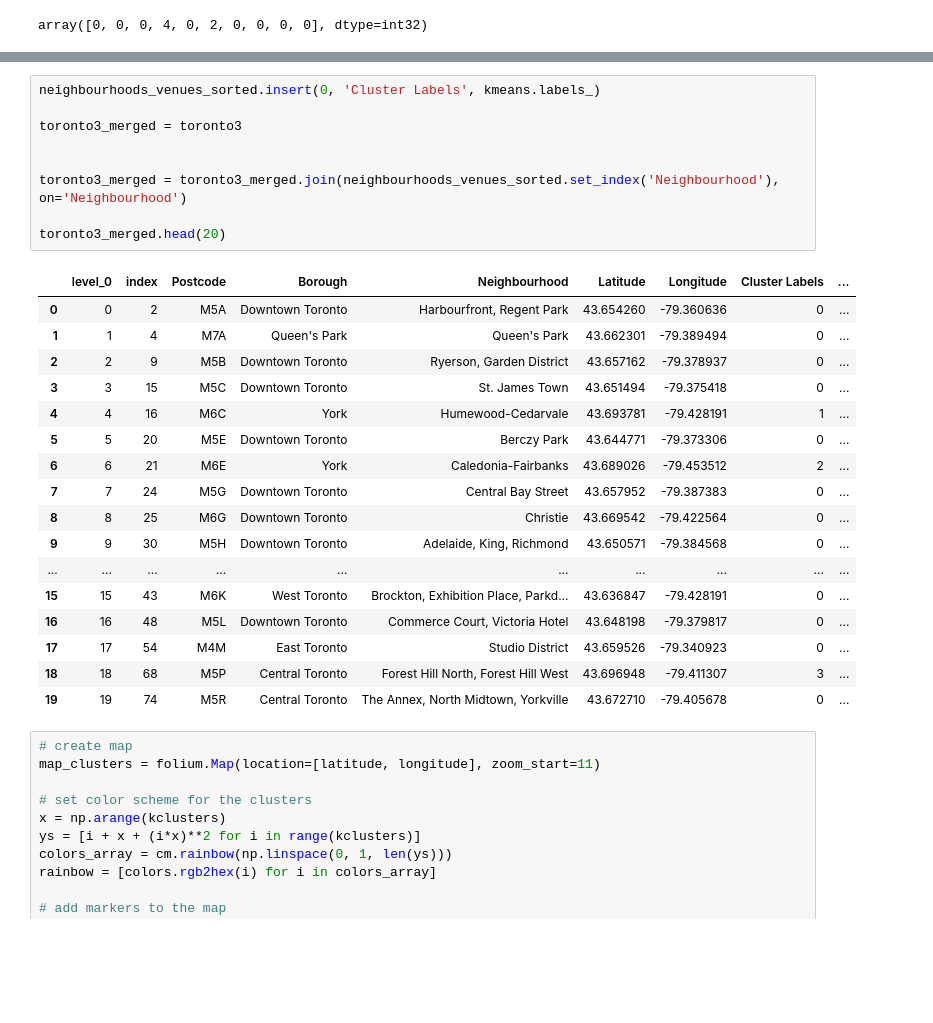
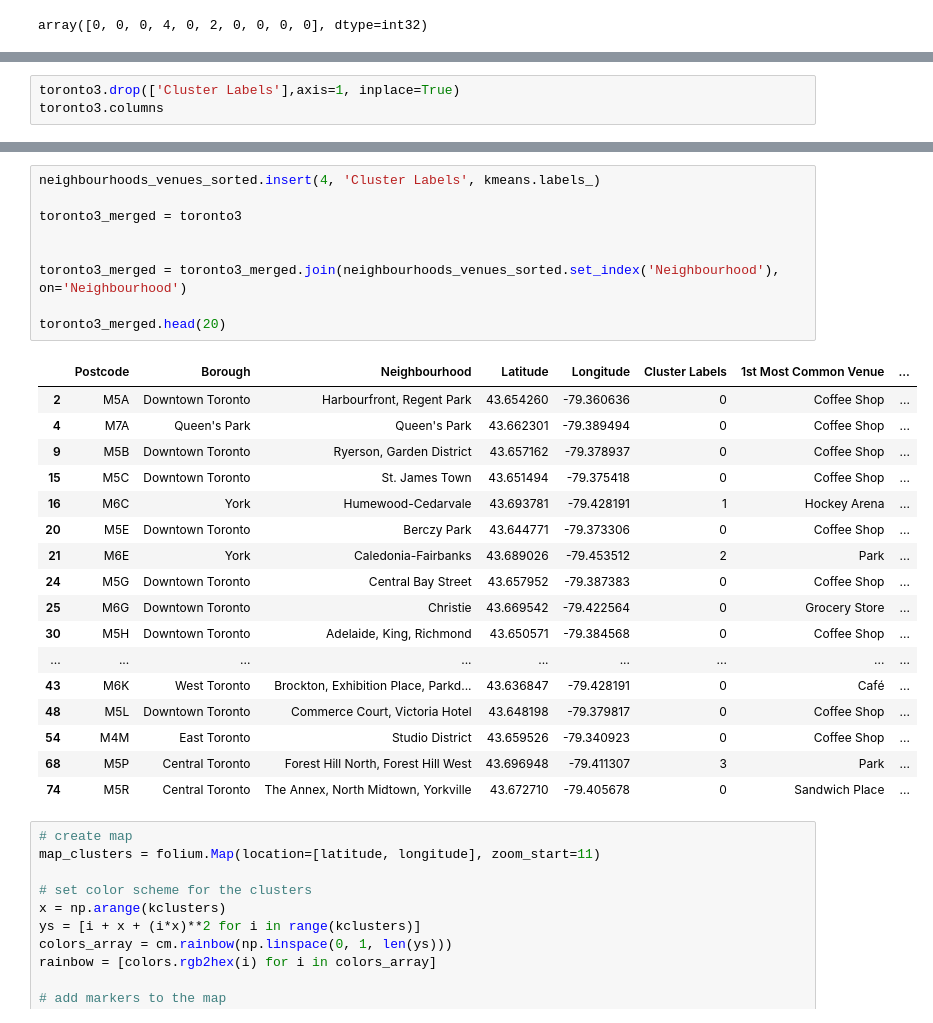
Before and after one commit to btillack/Capstone_project, a Jupyter notebook: Toronto.ipynb, the cells around one changed output, grey strips where cells are left out. Cells and saved outputs as stored; diff of their text form; blank space fills up the shorter version.

```diff
--- a/Toronto.ipynb
+++ b/Toronto.ipynb
@@ -702,0 +697,3 @@ Index(['level_0', 'index', 'Postcode', 'Borough', 'Neighbourhood', 'Latitude',
+# %%
+toronto3.drop(['Cluster Labels'],axis=1, inplace=True)
+toronto3.columns
@@ -703,30 +706,30 @@ Index(['level_0', 'index', 'Postcode', 'Borough', 'Neighbourhood', 'Latitude',
 # %%
-neighbourhoods_venues_sorted.insert(0, 'Cluster Labels', kmeans.labels_)
+neighbourhoods_venues_sorted.insert(4, 'Cluster Labels', kmeans.labels_)
 
 toronto3_merged = toronto3
 
 
 toronto3_merged = toronto3_merged.join(neighbourhoods_venues_sorted.set_index('Neighbourhood'), on='Neighbourhood')
 
 toronto3_merged.head(20)
 # %% [output]
-|  | level_0 | index | Postcode | Borough | Neighbourhood | Latitude | Longitude | Cluster Labels | ... |
-| 0 | 0 | 2 | M5A | Downtown Toronto | Harbourfront, Regent Park | 43.654260 | -79.360636 | 0 | ... |
-| 1 | 1 | 4 | M7A | Queen's Park | Queen's Park | 43.662301 | -79.389494 | 0 | ... |
-| 2 | 2 | 9 | M5B | Downtown Toronto | Ryerson, Garden District | 43.657162 | -79.378937 | 0 | ... |
-| 3 | 3 | 15 | M5C | Downtown Toronto | St. James Town | 43.651494 | -79.375418 | 0 | ... |
-| 4 | 4 | 16 | M6C | York | Humewood-Cedarvale | 43.693781 | -79.428191 | 1 | ... |
-| 5 | 5 | 20 | M5E | Downtown Toronto | Berczy Park | 43.644771 | -79.373306 | 0 | ... |
-| 6 | 6 | 21 | M6E | York | Caledonia-Fairbanks | 43.689026 | -79.453512 | 2 | ... |
-| 7 | 7 | 24 | M5G | Downtown Toronto | Central Bay Street | 43.657952 | -79.387383 | 0 | ... |
-| 8 | 8 | 25 | M6G | Downtown Toronto | Christie | 43.669542 | -79.422564 | 0 | ... |
-| 9 | 9 | 30 | M5H | Downtown Toronto | Adelaide, King, Richmond | 43.650571 | -79.384568 | 0 | ... |
-| ... | ... | ... | ... | ... | ... | ... | ... | ... | ... |
-| 15 | 15 | 43 | M6K | West Toronto | Brockton, Exhibition Place, Parkd... | 43.636847 | -79.428191 | 0 | ... |
-| 16 | 16 | 48 | M5L | Downtown Toronto | Commerce Court, Victoria Hotel | 43.648198 | -79.379817 | 0 | ... |
-| 17 | 17 | 54 | M4M | East Toronto | Studio District | 43.659526 | -79.340923 | 0 | ... |
-| 18 | 18 | 68 | M5P | Central Toronto | Forest Hill North, Forest Hill West | 43.696948 | -79.411307 | 3 | ... |
-| 19 | 19 | 74 | M5R | Central Toronto | The Annex, North Midtown, Yorkville | 43.672710 | -79.405678 | 0 | ... |
+|  | Postcode | Borough | Neighbourhood | Latitude | Longitude | Cluster Labels | 1st Most Common Venue | ... |
+| 2 | M5A | Downtown Toronto | Harbourfront, Regent Park | 43.654260 | -79.360636 | 0 | Coffee Shop | ... |
+| 4 | M7A | Queen's Park | Queen's Park | 43.662301 | -79.389494 | 0 | Coffee Shop | ... |
+| 9 | M5B | Downtown Toronto | Ryerson, Garden District | 43.657162 | -79.378937 | 0 | Coffee Shop | ... |
+| 15 | M5C | Downtown Toronto | St. James Town | 43.651494 | -79.375418 | 0 | Coffee Shop | ... |
+| 16 | M6C | York | Humewood-Cedarvale | 43.693781 | -79.428191 | 1 | Hockey Arena | ... |
+| 20 | M5E | Downtown Toronto | Berczy Park | 43.644771 | -79.373306 | 0 | Coffee Shop | ... |
+| 21 | M6E | York | Caledonia-Fairbanks | 43.689026 | -79.453512 | 2 | Park | ... |
+| 24 | M5G | Downtown Toronto | Central Bay Street | 43.657952 | -79.387383 | 0 | Coffee Shop | ... |
+| 25 | M6G | Downtown Toronto | Christie | 43.669542 | -79.422564 | 0 | Grocery Store | ... |
+| 30 | M5H | Downtown Toronto | Adelaide, King, Richmond | 43.650571 | -79.384568 | 0 | Coffee Shop | ... |
+| ... | ... | ... | ... | ... | ... | ... | ... | ... |
+| 43 | M6K | West Toronto | Brockton, Exhibition Place, Parkd... | 43.636847 | -79.428191 | 0 | Café | ... |
+| 48 | M5L | Downtown Toronto | Commerce Court, Victoria Hotel | 43.648198 | -79.379817 | 0 | Coffee Shop | ... |
+| 54 | M4M | East Toronto | Studio District | 43.659526 | -79.340923 | 0 | Coffee Shop | ... |
+| 68 | M5P | Central Toronto | Forest Hill North, Forest Hill West | 43.696948 | -79.411307 | 3 | Park | ... |
+| 74 | M5R | Central Toronto | The Annex, North Midtown, Yorkville | 43.672710 | -79.405678 | 0 | Sandwich Place | ... |
 # %%
 # create map
 map_clusters = folium.Map(location=[latitude, longitude], zoom_start=11)
```
Also changed, not shown: parts of 7 cells of this notebook.
